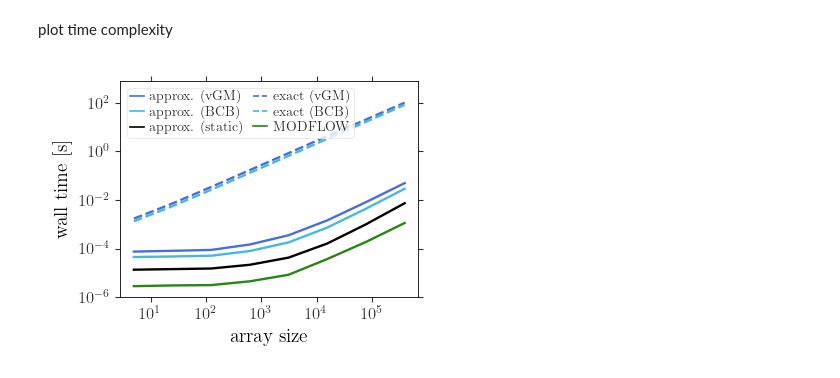
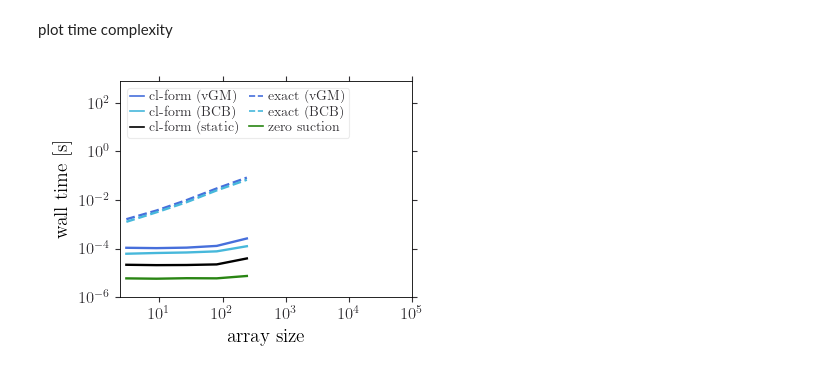
Before and after one commit to jpaccolat/seepage, a Jupyter notebook: experiments/exp5.ipynb, the cells around one changed output. Drawn from its saved outputs; the diff is of its cells as text; code cells hidden in the pictures.

```diff
--- a/experiments/exp5.ipynb
+++ b/experiments/exp5.ipynb
@@ -26,10 +26,15 @@ output_path = pathlib.Path("/home/jonas/shared/Work/SSeep2026/Figures")
 # %% [markdown]
 load data generated with exp5.py (m and s respectively indicate mean and standard deviations)
 # %%
-abs_m_vGM = pd.read_csv('../data/exp5_vGM_SAND/abs_m.csv', index_col=0)
-abs_s_vGM = pd.read_csv('../data/exp5_vGM_SAND/abs_s.csv', index_col=0)
-abs_m_BCB = pd.read_csv('../data/exp5_BCB_SAND/abs_m.csv', index_col=0)
-abs_s_BCB = pd.read_csv('../data/exp5_BCB_SAND/abs_s.csv', index_col=0)
+# abs_m_vGM = pd.read_csv('../data/exp5_vGM_SAND/abs_m.csv', index_col=0)
+# abs_s_vGM = pd.read_csv('../data/exp5_vGM_SAND/abs_s.csv', index_col=0)
+# abs_m_BCB = pd.read_csv('../data/exp5_BCB_SAND/abs_m.csv', index_col=0)
+# abs_s_BCB = pd.read_csv('../data/exp5_BCB_SAND/abs_s.csv', index_col=0)
+
+abs_m_vGM = pd.read_csv('../data/test_vGM_SAND/abs_m.csv', index_col=0)
+abs_s_vGM = pd.read_csv('../data/test_vGM_SAND/abs_s.csv', index_col=0)
+abs_m_BCB = pd.read_csv('../data/test_BCB_SAND/abs_m.csv', index_col=0)
+abs_s_BCB = pd.read_csv('../data/test_BCB_SAND/abs_s.csv', index_col=0)
 # %% [markdown]
 plot time complexity
 # %%
@@ -50,8 +55,8 @@ c_BCB = "#47b8dbff"
 
 
 # set parametes use to generate the data
-base = 5
-n = 8
+base = 3
+n = 5
 x = np.array([base**i for i in range(1, n + 1)])
 
 
@@ -73,35 +78,35 @@ ax.plot(x, abs_m_vGM['ap st'], ls='-', lw=1.7, c='k', label='approx')
 # ax.plot(x, abs_m_BCB['ap st'], ls=':',c=c_BCB, label='approx')
 
 # exact vGM
 ax.plot(x, abs_m_vGM['ex full'], ls='--', lw=1.7, c=c_vGM, label='exact full')
 
 # exact BCB
 ax.plot(x, abs_m_BCB['ex full'], ls='--', lw=1.7, c=c_BCB, label='exact full')
 
 
 
 # layout
 ax.set_ylim(ymax=8e2)
 ax.set_xlabel('array size', labelpad=5)
 ax.set_ylabel('wall time [s]', labelpad=5)
 ax.set_xticks([1e1, 1e2, 1e3, 1e4, 1e5])
 ax.set_yticks([1e-6, 1e-4, 1e-2, 1e0, 1e2])
 
 
-legend = [Line2D([0], [0], ls='-', color=c_vGM, label='approx. (vGM)'),
-          Line2D([0], [0], ls='-', color=c_BCB, label='approx. (BCB)'),
-          Line2D([0], [0], ls='-', color='k', label='approx. (static)'),
+legend = [Line2D([0], [0], ls='-', color=c_vGM, label='cl-form (vGM)'),
+          Line2D([0], [0], ls='-', color=c_BCB, label='cl-form (BCB)'),
+          Line2D([0], [0], ls='-', color='k', label='cl-form (static)'),
           Line2D([0], [0], ls='--', color=c_vGM, label='exact (vGM)'),
           Line2D([0], [0], ls='--', color=c_BCB, label='exact (BCB)'),
-          Line2D([0], [0], ls='-', color=c_mf, label='MODFLOW')]
+          Line2D([0], [0], ls='-', color=c_mf, label='zero suction')]
 
 
 plt.legend(handles=legend, fontsize=10, columnspacing=0.6, handlelength=1,
            labelspacing=0.1, handletextpad=0.4,
            loc='upper left', bbox_to_anchor=(0.0, 1), ncols=2)
 
 
 plt.tight_layout()
 #plt.savefig(output_path / 'time_complexity.pdf')
 # %% [output]
-[figure, old version]
+[figure, new version]
```
Also changed, not shown: 3 other files.
